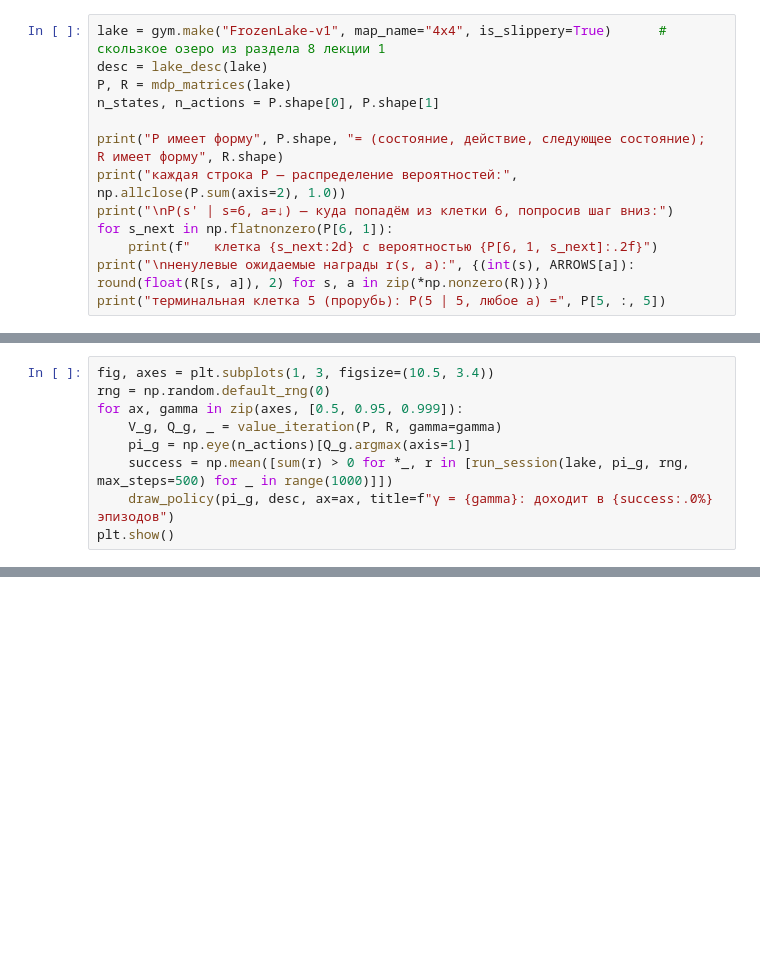
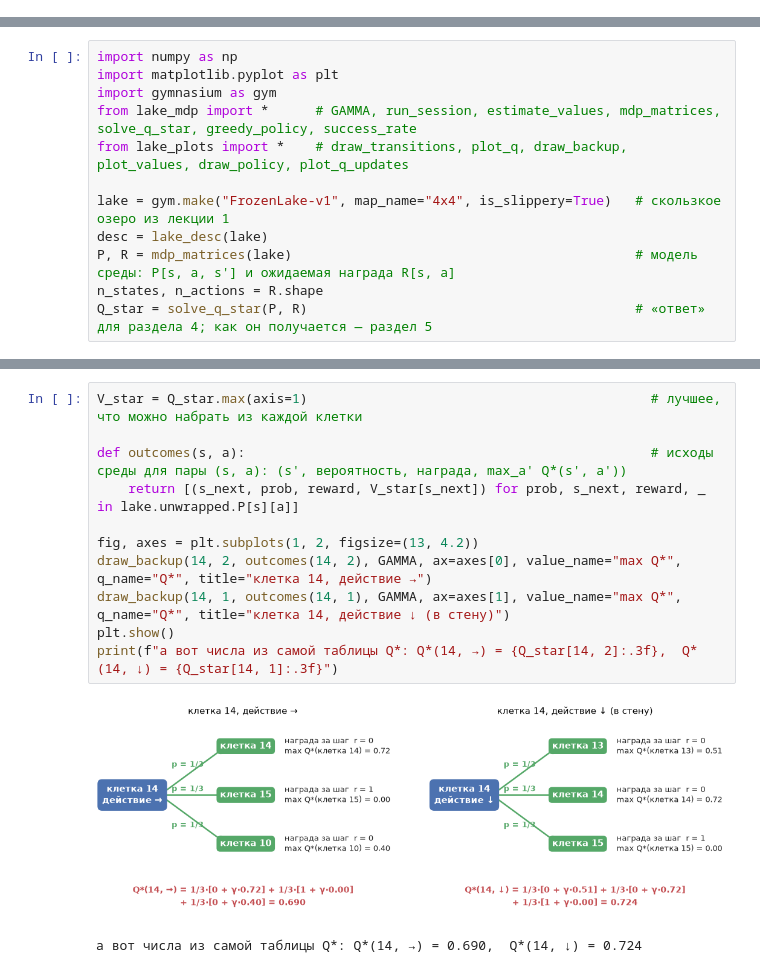
Before and after one commit to IlyaChichkanov/Reinforcement-learning, a Jupyter notebook: 02-environments/lecture/lecture.ipynb, the cells around one changed output, grey strips where cells are left out. Cells and saved outputs as stored; diff of their text form; blank space fills up the shorter version.

```diff
--- a/02-environments/lecture/lecture.ipynb
+++ b/02-environments/lecture/lecture.ipynb
@@ -239,13 +0,0 @@ $$
-# %%
-lake = gym.make("FrozenLake-v1", map_name="4x4", is_slippery=True)      # скользкое озеро из раздела 8 лекции 1
-desc = lake_desc(lake)
-P, R = mdp_matrices(lake)
-n_states, n_actions = P.shape[0], P.shape[1]
-
-print("P имеет форму", P.shape, "= (состояние, действие, следующее состояние);  R имеет форму", R.shape)
-print("каждая строка P — распределение вероятностей:", np.allclose(P.sum(axis=2), 1.0))
-print("\nP(s' | s=6, a=↓) — куда попадём из клетки 6, попросив шаг вниз:")
-for s_next in np.flatnonzero(P[6, 1]):
-    print(f"   клетка {s_next:2d} с вероятностью {P[6, 1, s_next]:.2f}")
-print("\nненулевые ожидаемые награды r(s, a):", {(int(s), ARROWS[a]): round(float(R[s, a]), 2) for s, a in zip(*np.nonzero(R))})
-print("терминальная клетка 5 (прорубь): P(5 | 5, любое a) =", P[5, :, 5])
@@ -577,9 +0,0 @@ $$
-# %%
-fig, axes = plt.subplots(1, 3, figsize=(10.5, 3.4))
-rng = np.random.default_rng(0)
-for ax, gamma in zip(axes, [0.5, 0.95, 0.999]):
-    V_g, Q_g, _ = value_iteration(P, R, gamma=gamma)
-    pi_g = np.eye(n_actions)[Q_g.argmax(axis=1)]
-    success = np.mean([sum(r) > 0 for *_, r in [run_session(lake, pi_g, rng, max_steps=500) for _ in range(1000)]])
-    draw_policy(pi_g, desc, ax=ax, title=f"γ = {gamma}: доходит в {success:.0%} эпизодов")
-plt.show()
@@ -612,0 +46,12 @@ plt.show()
+# %%
+import numpy as np
+import matplotlib.pyplot as plt
+import gymnasium as gym
+from lake_mdp import *      # GAMMA, run_session, estimate_values, mdp_matrices, solve_q_star, greedy_policy, success_rate
+from lake_plots import *    # draw_transitions, plot_q, draw_backup, plot_values, draw_policy, plot_q_updates
+
+lake = gym.make("FrozenLake-v1", map_name="4x4", is_slippery=True)   # скользкое озеро из лекции 1
+desc = lake_desc(lake)
+P, R = mdp_matrices(lake)                                            # модель среды: P[s, a, s'] и ожидаемая награда R[s, a]
+n_states, n_actions = R.shape
+Q_star = solve_q_star(P, R)                                          # «ответ» для раздела 4; как он получается — раздел 5
@@ -612,0 +208,14 @@ plt.show()
+# %%
+V_star = Q_star.max(axis=1)                                            # лучшее, что можно набрать из каждой клетки
+
+def outcomes(s, a):                                                    # исходы среды для пары (s, a): (s', вероятность, награда, max_a' Q*(s', a'))
+    return [(s_next, prob, reward, V_star[s_next]) for prob, s_next, reward, _ in lake.unwrapped.P[s][a]]
+
+fig, axes = plt.subplots(1, 2, figsize=(13, 4.2))
+draw_backup(14, 2, outcomes(14, 2), GAMMA, ax=axes[0], value_name="max Q*", q_name="Q*", title="клетка 14, действие →")
+draw_backup(14, 1, outcomes(14, 1), GAMMA, ax=axes[1], value_name="max Q*", q_name="Q*", title="клетка 14, действие ↓ (в стену)")
+plt.show()
+print(f"а вот числа из самой таблицы Q*: Q*(14, →) = {Q_star[14, 2]:.3f},  Q*(14, ↓) = {Q_star[14, 1]:.3f}")
+# %% [output]
+[figure, added]
+а вот числа из самой таблицы Q*: Q*(14, →) = 0.690,  Q*(14, ↓) = 0.724
```
Also changed, not shown: parts of 46 cells of this notebook, 12 other files.
